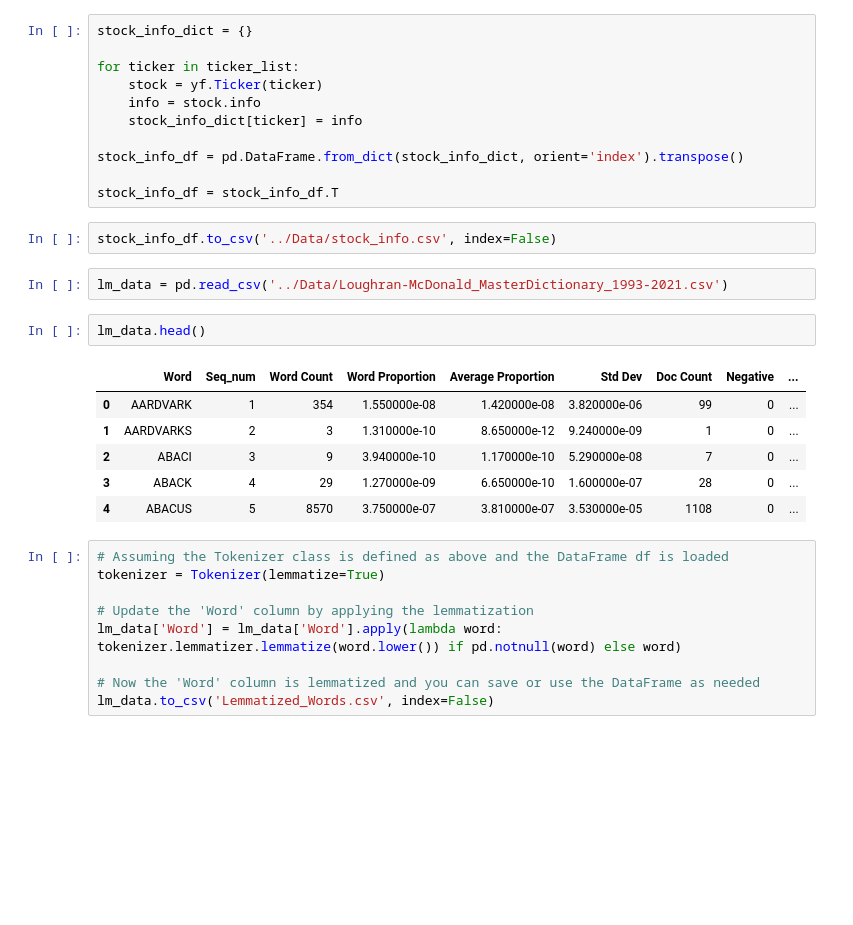
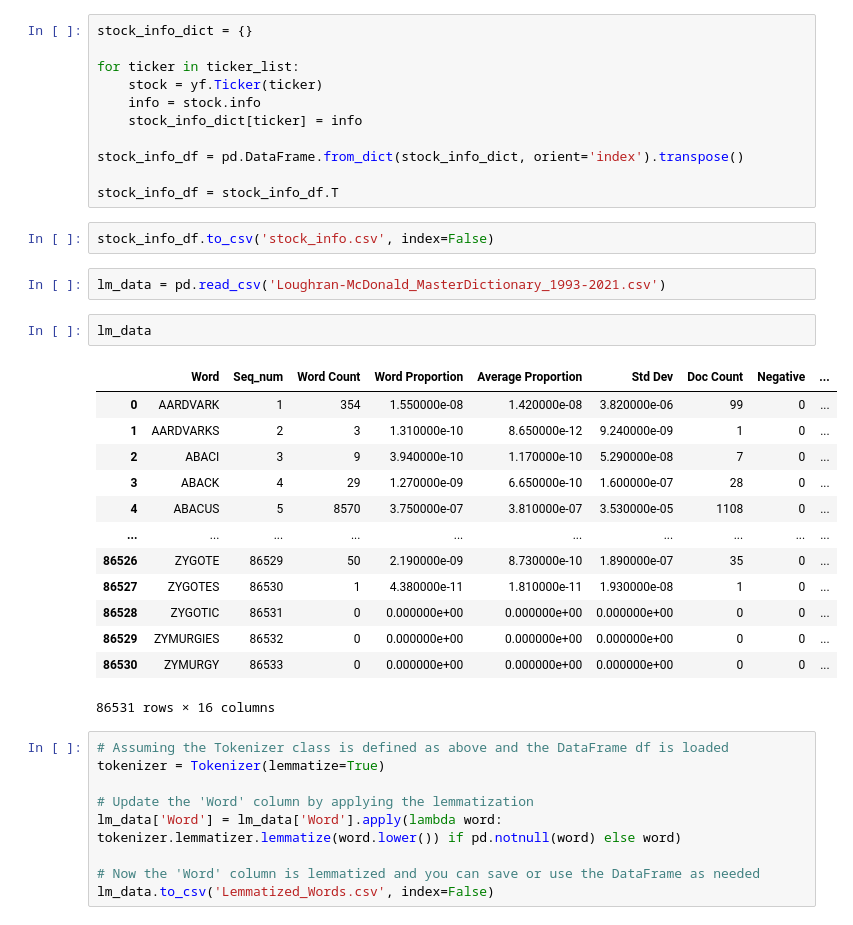
Before and after one commit to yangzehao98/News_Sentiment_Friday_Project, a Jupyter notebook: Sandboxes/Zehao/News_Sentiment_Friday_Project.ipynb, the cells around one changed output. Saved outputs shown, nothing was run; the diff lists cells and outputs as text; blank space fills up the shorter version.

```diff
--- a/Sandboxes/Zehao/News_Sentiment_Friday_Project.ipynb
+++ b/Sandboxes/Zehao/News_Sentiment_Friday_Project.ipynb
@@ -86,18 +78,25 @@ stock_info_df = pd.DataFrame.from_dict(stock_info_dict, orient='index').transpos
 
 stock_info_df = stock_info_df.T
 # %%
-stock_info_df.to_csv('../Data/stock_info.csv', index=False)
+stock_info_df.to_csv('stock_info.csv', index=False)
 # %%
-lm_data = pd.read_csv('../Data/Loughran-McDonald_MasterDictionary_1993-2021.csv')
+lm_data = pd.read_csv('Loughran-McDonald_MasterDictionary_1993-2021.csv')
 # %%
-lm_data.head()
+lm_data
 # %% [output]
 |  | Word | Seq_num | Word Count | Word Proportion | Average Proportion | Std Dev | Doc Count | Negative | ... |
 | 0 | AARDVARK | 1 | 354 | 1.550000e-08 | 1.420000e-08 | 3.820000e-06 | 99 | 0 | ... |
 | 1 | AARDVARKS | 2 | 3 | 1.310000e-10 | 8.650000e-12 | 9.240000e-09 | 1 | 0 | ... |
 | 2 | ABACI | 3 | 9 | 3.940000e-10 | 1.170000e-10 | 5.290000e-08 | 7 | 0 | ... |
 | 3 | ABACK | 4 | 29 | 1.270000e-09 | 6.650000e-10 | 1.600000e-07 | 28 | 0 | ... |
 | 4 | ABACUS | 5 | 8570 | 3.750000e-07 | 3.810000e-07 | 3.530000e-05 | 1108 | 0 | ... |
+| ... | ... | ... | ... | ... | ... | ... | ... | ... | ... |
+| 86526 | ZYGOTE | 86529 | 50 | 2.190000e-09 | 8.730000e-10 | 1.890000e-07 | 35 | 0 | ... |
+| 86527 | ZYGOTES | 86530 | 1 | 4.380000e-11 | 1.810000e-11 | 1.930000e-08 | 1 | 0 | ... |
+| 86528 | ZYGOTIC | 86531 | 0 | 0.000000e+00 | 0.000000e+00 | 0.000000e+00 | 0 | 0 | ... |
+| 86529 | ZYMURGIES | 86532 | 0 | 0.000000e+00 | 0.000000e+00 | 0.000000e+00 | 0 | 0 | ... |
+| 86530 | ZYMURGY | 86533 | 0 | 0.000000e+00 | 0.000000e+00 | 0.000000e+00 | 0 | 0 | ... |
+86531 rows × 16 columns
 # %%
 # Assuming the Tokenizer class is defined as above and the DataFrame df is loaded
 tokenizer = Tokenizer(lemmatize=True)
```
Also changed, not shown: parts of 2 cells of this notebook, 1 other file.
